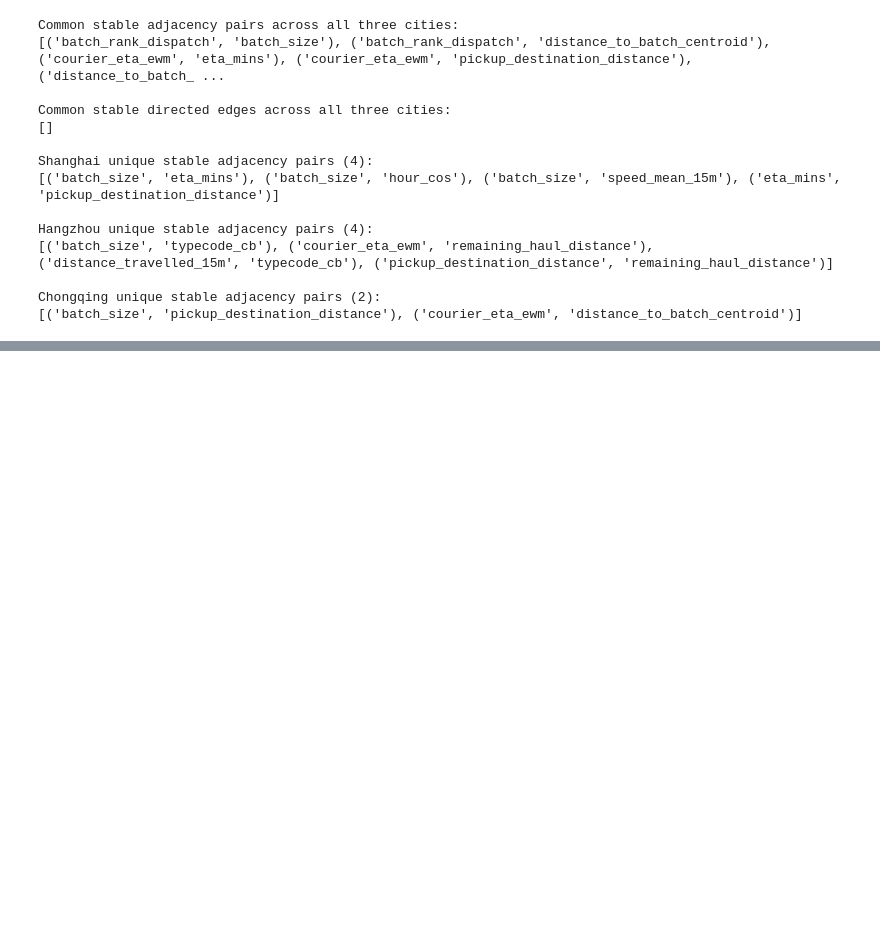
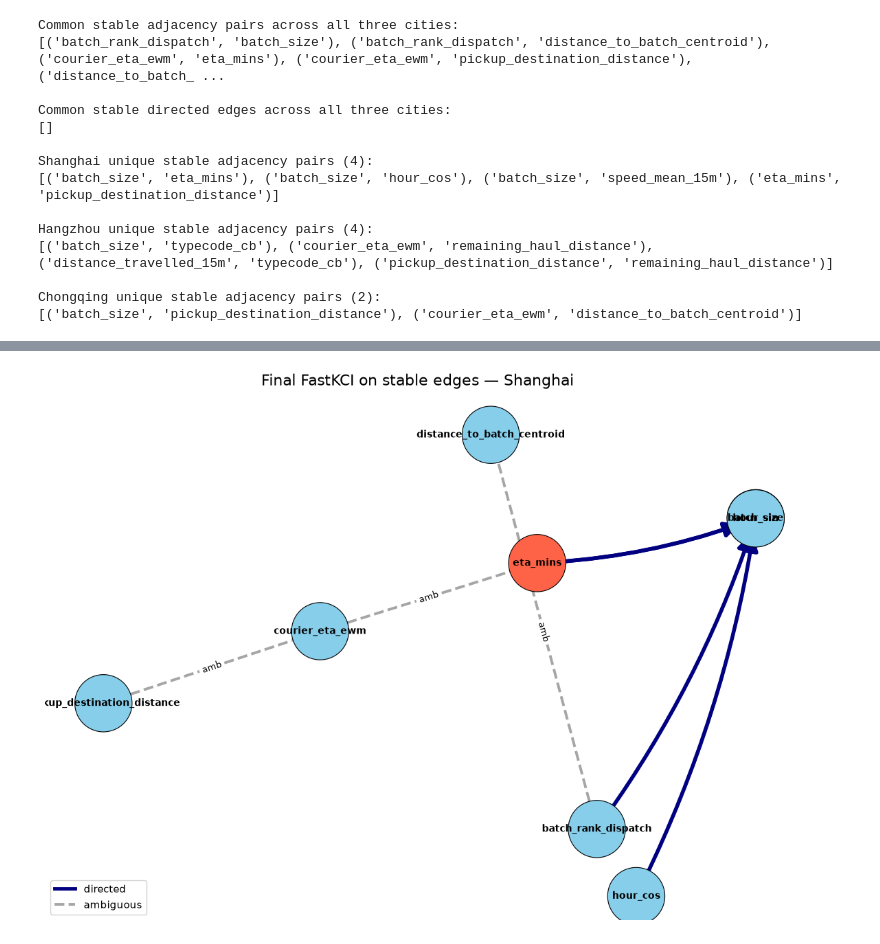
Before and after one commit to aymuos/endgame, a Jupyter notebook: 02_PC_delivery_level.ipynb, the cells around one changed output, grey strips where cells are left out. Saved outputs shown, nothing was run; the diff lists cells and outputs as text; code cells hidden in the pictures; blank space fills up the shorter version.

Commit message:
update causal designs with diagrams

```diff
--- a/02_PC_delivery_level.ipynb
+++ b/02_PC_delivery_level.ipynb
@@ -653,0 +1018,18 @@ Difference between cities i
+# %%
+final_edges = []
+for city, result in city_results.items():
+    df = result['fastkci_edges'].copy()
+    df['city'] = city
+    final_edges.append(df)
+
+if final_edges:
+    final_edges_df = pd.concat(final_edges, ignore_index=True)
+else:
+    final_edges_df = pd.DataFrame(columns=['city', 'source', 'target', 'edge_type'])
+
+for city, group in final_edges_df.groupby('city'):
+    print(f"\n=== Final FastKCI edges for {city} ===")
+    display(group[['source', 'target', 'edge_type']].sort_values(['source', 'target']).reset_index(drop=True))
+
+print('\nFinal FastKCI edge counts by city:')
+display(final_edges_df.groupby(['city', 'edge_type']).size().unstack(fill_value=0))
@@ -653,0 +1070,79 @@ Difference between cities i
+# %%
+def build_fastkci_graph(edges_df: pd.DataFrame) -> nx.DiGraph:
+    G = nx.DiGraph()
+    for row in edges_df.itertuples(index=False):
+        if row.edge_type == 'directed':
+            G.add_edge(row.source, row.target, ambiguous=False)
+        else:
+            # ambiguous edges are represented without arrow styling
+            G.add_edge(row.source, row.target, ambiguous=True)
+    return G
+
+
+def plot_city_fastkci_graph(city: str, edges_df: pd.DataFrame):
+    G = build_fastkci_graph(edges_df)
+    if not G.nodes:
+        print(f'{city}: no final FastKCI edges to draw')
+        return
+
+    plt.figure(figsize=(14, 10))
+    pos = nx.kamada_kawai_layout(G)
+
+    directed_edges = [(u, v) for u, v, d in G.edges(data=True) if not d.get('ambiguous')]
+    ambiguous_edges = [(u, v) for u, v, d in G.edges(data=True) if d.get('ambiguous')]
+
+    node_colors = ['tomato' if TARGET in n else 'skyblue' for n in G.nodes()]
+    nx.draw_networkx_nodes(G, pos, node_color=node_colors, node_size=3600, edgecolors='black', linewidths=0.8)
+    nx.draw_networkx_labels(G, pos, font_size=10, font_weight='bold')
+
+    from matplotlib.patches import FancyArrowPatch
+    ax = plt.gca()
+
+    # Draw ambiguous edges first so directed edges appear on top.
+    if ambiguous_edges:
+        nx.draw_networkx_edges(
+            G,
+            pos,
+            edgelist=ambiguous_edges,
+            arrows=False,
+            style='dashed',
+            width=2.8,
+            alpha=0.7,
+            edge_color='gray',
+        )
+
+    for u, v in directed_edges:
+        arrow = FancyArrowPatch(
+            posA=pos[u],
+            posB=pos[v],
+            arrowstyle='-|>',
+            mutation_scale=32,
+            linewidth=4,
+            color='navy',
+            shrinkA=18,
+            shrinkB=18,
+            connectionstyle='arc3,rad=0.08',
+        )
+        ax.add_patch(arrow)
+
+    ax.plot([], [], color='navy', linewidth=3.5, label='directed')
+    ax.plot([], [], color='gray', linewidth=2.8, linestyle='--', alpha=0.7, label='ambiguous')
+    ax.legend(fontsize=11, loc='lower left', framealpha=0.9)
+
+    edge_labels = {
+        (u, v): 'amb' if d.get('ambiguous') else ''
+        for u, v, d in G.edges(data=True)
+    }
+    nx.draw_networkx_edge_labels(G, pos, edge_labels=edge_labels, font_size=9, font_color='black')
+    plt.title(f'Final FastKCI on stable edges — {city}', fontsize=16)
+    plt.axis('off')
+    out_path = OUTPUT_DIR / f'{city.lower()}_fastkci_final_graph.png'
+    plt.savefig(out_path, dpi=180, bbox_inches='tight')
+    plt.show()
+    print(f'Saved figure -> {out_path}')
+
+
+for city, result in city_results.items():
+    print(f'\n--- {city} ---')
+    plot_city_fastkci_graph(city, result['fastkci_edges'])
+# %% [output]
@@ -653,0 +1150 @@ Difference between cities i
+[figure, added]
```
Also changed, not shown: parts of 8 cells of this notebook, 1 other file.
